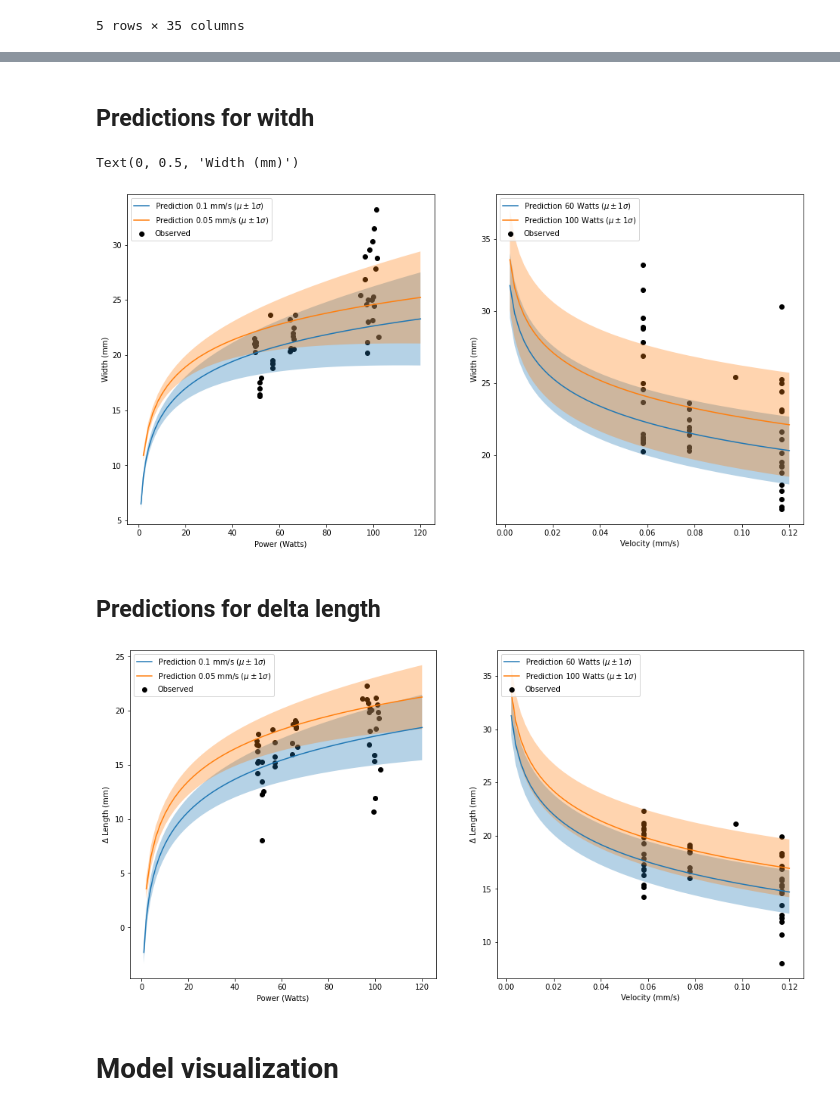
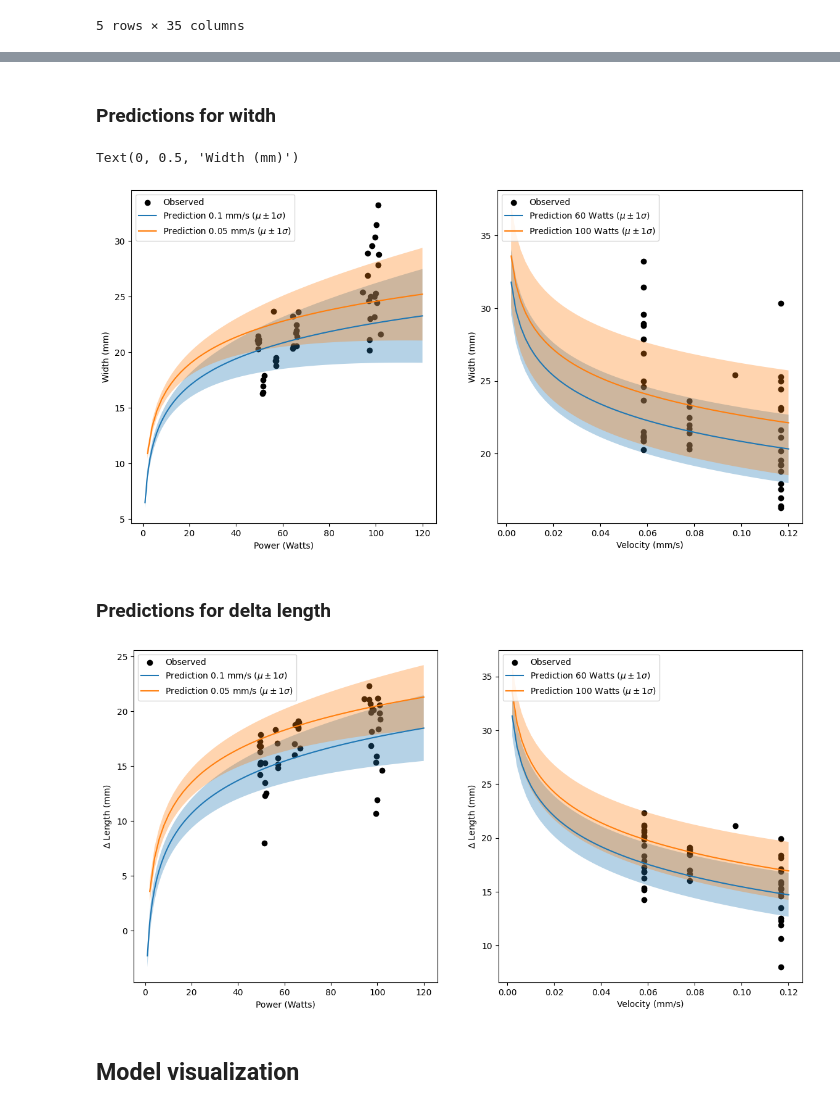
Before and after one commit to ipa/configurable_ablation, a Jupyter notebook: calibration.ipynb, the cells around one changed output, grey strips where cells are left out. Saved outputs shown, nothing was run; the diff lists cells and outputs as text; code cells hidden in the pictures.

```diff
--- a/calibration.ipynb
+++ b/calibration.ipynb
@@ -49,7 +53,7 @@ print(X.shape, y.shape)
 
 with pm.Model() as model:
     # define priors
-    w_intercept = pm.Constant('w_intercept', 0)
+    w_intercept = pm.Data('w_intercept', 0, mutable=False)
     w_power = pm.Normal('w_power', 3, 2)
     w_velocity = pm.Normal('w_velocity', -3, 2)
 
@@ -66,7 +70,7 @@ with pm.Model() as model:
     l_eta_velocity = pm.Exponential('l_eta_velocity', 1)
 
     # data
-    X_ = pm.Data('features', X)
+    X_ = pm.Data('features', X, mutable=True)
 
     # predictions width
     width_mu = pm.Deterministic('width_mu', w_intercept + w_power * np.log(X_[:,0]) + w_velocity * np.log(X_[:,1]))
@@ -79,11 +83,5 @@ with pm.Model() as model:
     length_obs = pm.Normal('length', length_mu, length_sd, observed=y[:,1])
 
     # use MCMC to sample
-    trace = pm.sample(return_inferencedata=False, draws=1000, tune=1000, chains=4, cores=1)
-    prior = pm.sample_prior_predictive()
-    posterior_predictive = pm.sample_posterior_predictive(trace)
-
-    pymc_data = az.from_pymc3(trace=trace,
-                              prior=prior,
-                              posterior_predictive=posterior_predictive)
+    trace = pm.sample(draws=1000, tune=1000, chains=4, cores=1)
 # %% [output]
@@ -131,10 +121,10 @@ vars_to_sample = ['width_mu', 'width_sd', 'length_mu', 'length_sd']
 x_new_power_05 = np.vstack((np.linspace(0, 120, 60), np.repeat(0.05, 60))).T
 with model:
     pm.set_data({'features': x_new_power_05})
-    posterior_power_05 = pm.sample_posterior_predictive(trace, var_names=vars_to_sample)
+    posterior_power_05 = pm.sample_posterior_predictive(trace, var_names=vars_to_sample, return_inferencedata=False)
 
 x_new_power_10 = np.vstack((np.linspace(0, 120, 120), np.repeat(0.10, 120))).T
 with model:
     pm.set_data({'features': x_new_power_10})
-    posterior_power_10 = pm.sample_posterior_predictive(trace, var_names=vars_to_sample)
+    posterior_power_10 = pm.sample_posterior_predictive(trace, var_names=vars_to_sample, return_inferencedata=False)
 # %% [output]
@@ -144,10 +136,10 @@ with model:
 x_new_vel_60 = np.vstack((np.repeat(60, 60), np.linspace(0, 0.12, 60))).T
 with model:
     pm.set_data({'features': x_new_vel_60})
-    posterior_velocity_60 = pm.sample_posterior_predictive(trace, var_names=vars_to_sample)
+    posterior_velocity_60 = pm.sample_posterior_predictive(trace, var_names=vars_to_sample, return_inferencedata=False)
 
 x_new_vel_100 = np.vstack((np.repeat(100, 60), np.linspace(0, 0.12, 60))).T
 with model:
     pm.set_data({'features': x_new_vel_100})
-    posterior_velocity_100 = pm.sample_posterior_predictive(trace, var_names=vars_to_sample)
+    posterior_velocity_100 = pm.sample_posterior_predictive(trace, var_names=vars_to_sample, return_inferencedata=False)
 # %% [output]
@@ -156,43 +150,43 @@ with model:
 # %%
 def plot_predictions(y_pred, y_std, x_gt, y_gt, x_pred, label="", _sd=1):
-    y_mean = y_pred.mean(axis=0)
-    y_std = y_std.mean(axis=0)
+    y_mean = y_pred.mean(axis=0).mean(axis=0)
+    y_std = y_std.mean(axis=0).mean(axis=0)
 
 #    plt.figure(figsize=(16, 8));
     plt.plot(x_pred, y_mean, label=f"Prediction {label} ($\mu\pm {_sd}\sigma$)");
     plt.fill_between(x_pred, y_mean - _sd*y_std, y_mean + _sd*y_std, alpha=0.33); #, label='Uncertainty ($\mu\pm\sigma$)'
     plt.legend(loc='upper left');
 # %% [markdown]
-## Predictions for witdh
+### Predictions for witdh
 # %%
-plt.figure(figsize=(16, 8));
+plt.figure(figsize=(14, 7));
 plt.subplot(1, 2, 1)
 plt.scatter(X[:, 0], y[:,0], color="black", label="Observed")
 ix = X[:, 1] > 0.11
 plot_predictions(posterior_power_10['width_mu'], posterior_power_10['width_sd'], X[ix, 0], y[ix,0], x_new_power_10[:, 0], "0.1 mm/s", _sd=1)
 ix = X[:, 1] < 0.11
 plot_predictions(posterior_power_05['width_mu'], posterior_power_05['width_sd'], X[ix, 0], y[ix,0], x_new_power_05[:, 0], "0.05 mm/s", _sd=1)
 plt.xlabel("Power (Watts)")
 plt.ylabel("Width (mm)")
 #plt.ylim(0, 40)
 
 plt.subplot(1, 2, 2)
 ix = X[:, 0] < 80
 plt.scatter(X[:, 1], y[:,0], color="black", label="Observed")
 ix = X[:, 0] < 80
 plot_predictions(posterior_velocity_60['width_mu'], posterior_velocity_60['width_sd'], X[ix, 1], y[ix,0], x_new_vel_60[:, 1], "60 Watts", _sd=1)
 ix = X[:, 0] > 80
 plot_predictions(posterior_velocity_100['width_mu'], posterior_velocity_100['width_sd'],X[ix, 1], y[ix,0], x_new_vel_100[:, 1], "100 Watts", _sd=1)
 plt.xlabel("Velocity (mm/s)")
 plt.ylabel("Width (mm)")
 #plt.ylim(0, 40)
 # %% [output]
 Text(0, 0.5, 'Width (mm)')
-[figure, old version]
+[figure, new version]
 # %% [markdown]
-## Predictions for delta length
+### Predictions for delta length
 # %%
-plt.figure(figsize=(16, 8));
+plt.figure(figsize=(14, 7));
 plt.subplot(1, 2, 1)
 plt.scatter(X[:, 0], y[:,1], color="black", label="Observed")
 ix = X[:, 1] > 0.11
@@ -214,9 +208,9 @@ plt.xlabel("Velocity (mm/s)")
 plt.ylabel("$\Delta$ Length (mm)");
 #plt.ylim(0, 40)
 # %% [output]
-[figure, old version]
+[figure, new version]
 # %% [markdown]
-# Model visualization
+## Model visualization
 # %%
 pm.model_to_graphviz(model)
 # %% [output]
```
Also changed, not shown: parts of 16 cells of this notebook.
